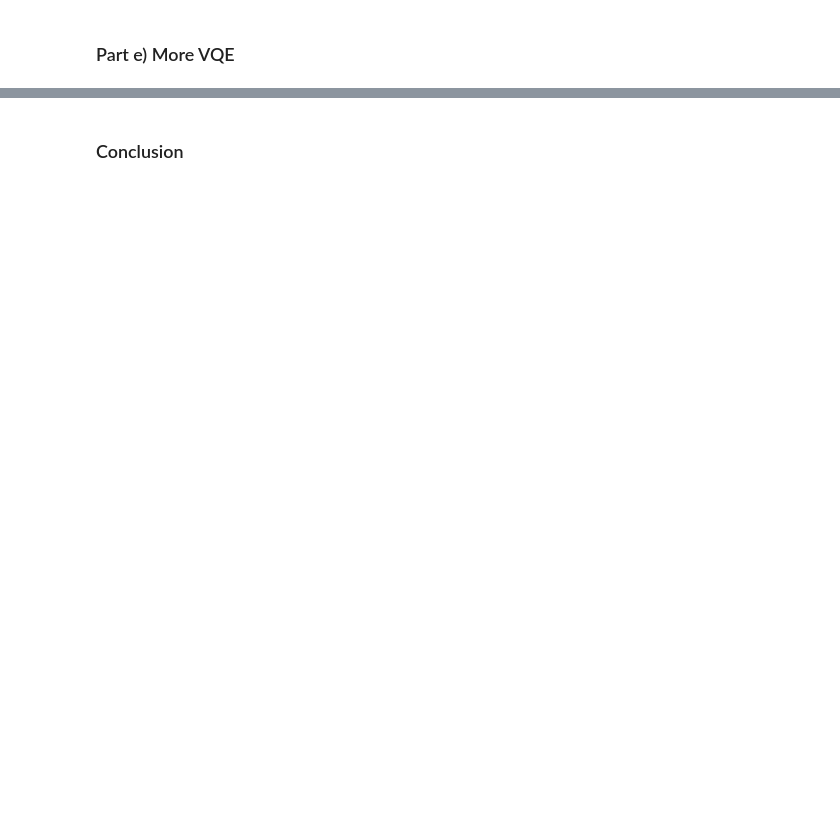
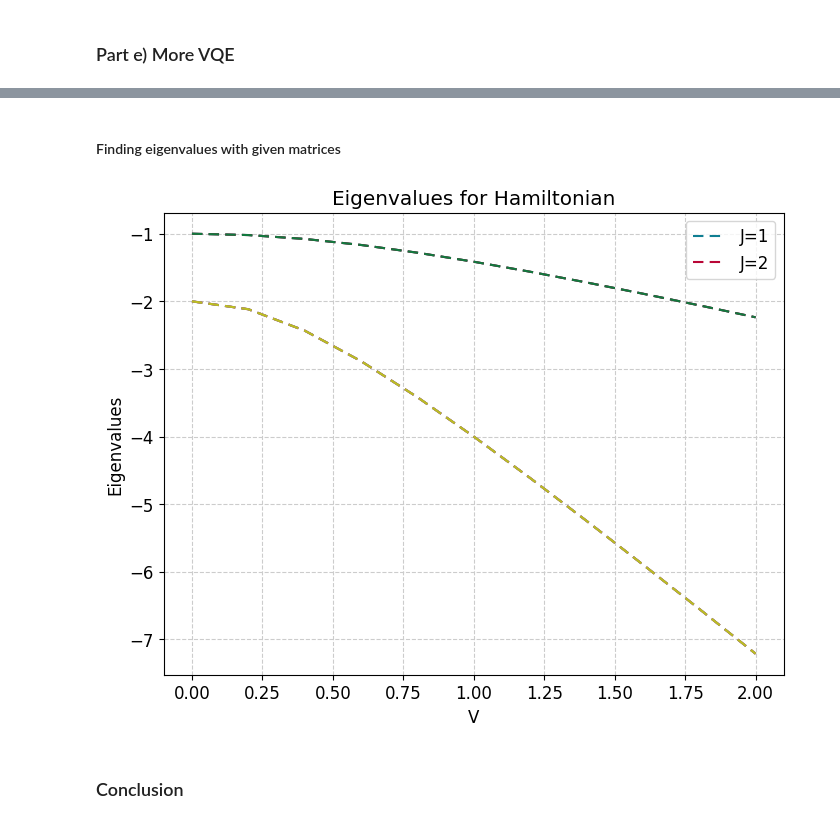
Before and after one commit to hishemok/FYS5419, a Jupyter notebook: Project1.ipynb, the cells around one changed output, grey strips where cells are left out. Cells and saved outputs as stored; diff of their text form; code cells hidden in the pictures; blank space fills up the shorter version.

```diff
--- a/Project1.ipynb
+++ b/Project1.ipynb
@@ -487,2 +599,48 @@ import
+# %% [markdown]
+#### Finding eigenvalues with given matrices
+# %%
+def HJ1(eps: float,V: float) -> np.array:
+    """
+    Returns the Hamiltonian for J=1
+    """
+    H = np.array([
+        [-eps, 0, -V],
+        [0   ,0 ,  0],
+        [-V  ,0 ,eps]
+    ])
+    return H
+
+def HJ2(eps: float,V: float, W: float=0.0) -> np.array:
+    """
+    Returns the Hamiltonian for J=2
+    """
+    H = np.array([
+        [-2*eps      , 0          , np.sqrt(6)*V,0         ,            0],
+        [0           , -eps + 3*W , 0          , 3*V       ,            0],
+        [np.sqrt(6)*V, 0          , 4 * W      , 0         , np.sqrt(6)*V],
+        [0           , 3*V        , 0          , eps + 3*W ,            0],
+        [0           , 0          , np.sqrt(6)*V, 0        ,        2*eps]
+    ])
+    return H
+
+
+Vvals = np.linspace(0,2,11)
+epsilon = 1.0
+J1_eigenvalues = np.zeros((len(Vvals),3))
+J2_eigenvalues = np.zeros((len(Vvals),5))
+
+for i,v in enumerate(Vvals):
+    J1_eigenvalues[i] = np.linalg.eigvalsh(HJ1(epsilon,v))[0]#gs
+    J2_eigenvalues[i] = np.linalg.eigvalsh(HJ2(epsilon,v))[0]#gs
+
+plt.plot(Vvals, J1_eigenvalues,linestyle = (0,(5,3)))
+plt.plot(Vvals, J2_eigenvalues,linestyle = (0,(5,3)))
+plt.xlabel("V")
+plt.ylabel("Eigenvalues")
+plt.title("Eigenvalues for Hamiltonian")
+plt.legend(["J=1","J=2"])
+plt.show()
+# %% [output]
+[figure, added]
 # %% [markdown]
 ### Conclusion
```
Also changed, not shown: parts of 9 cells of this notebook.
